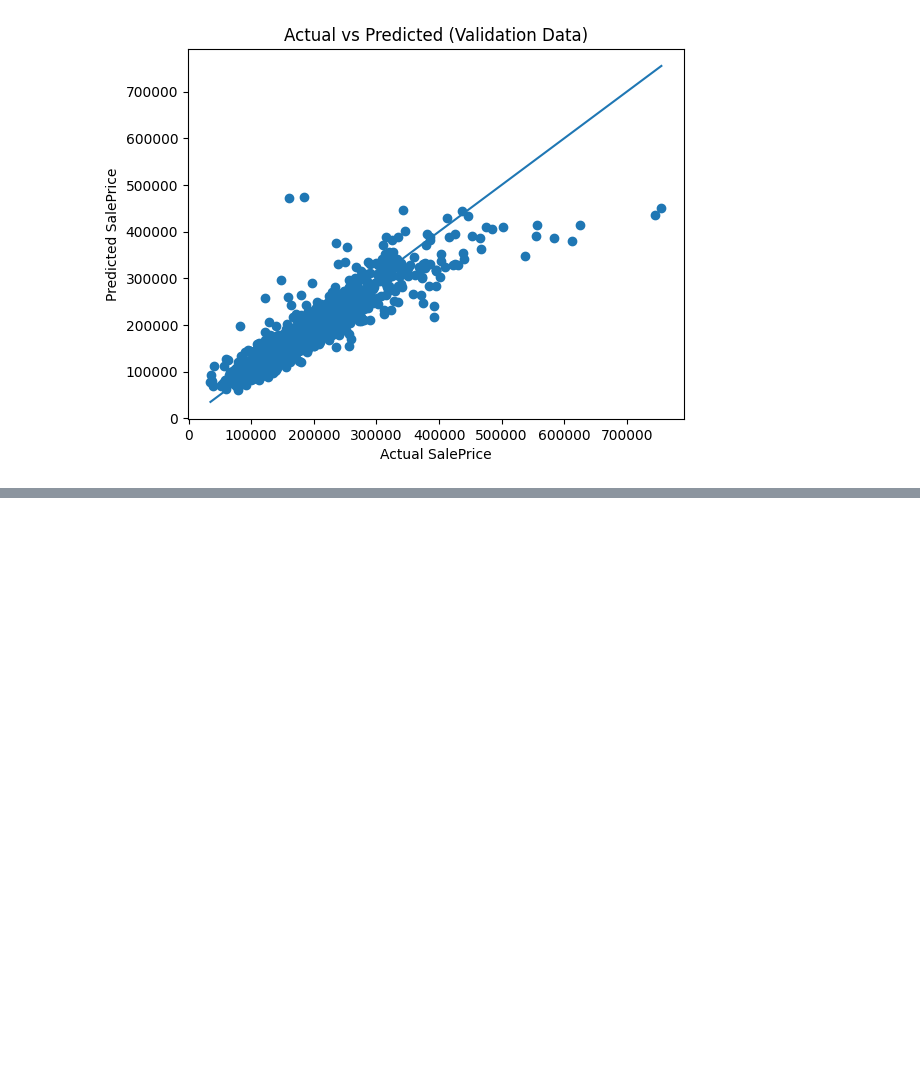
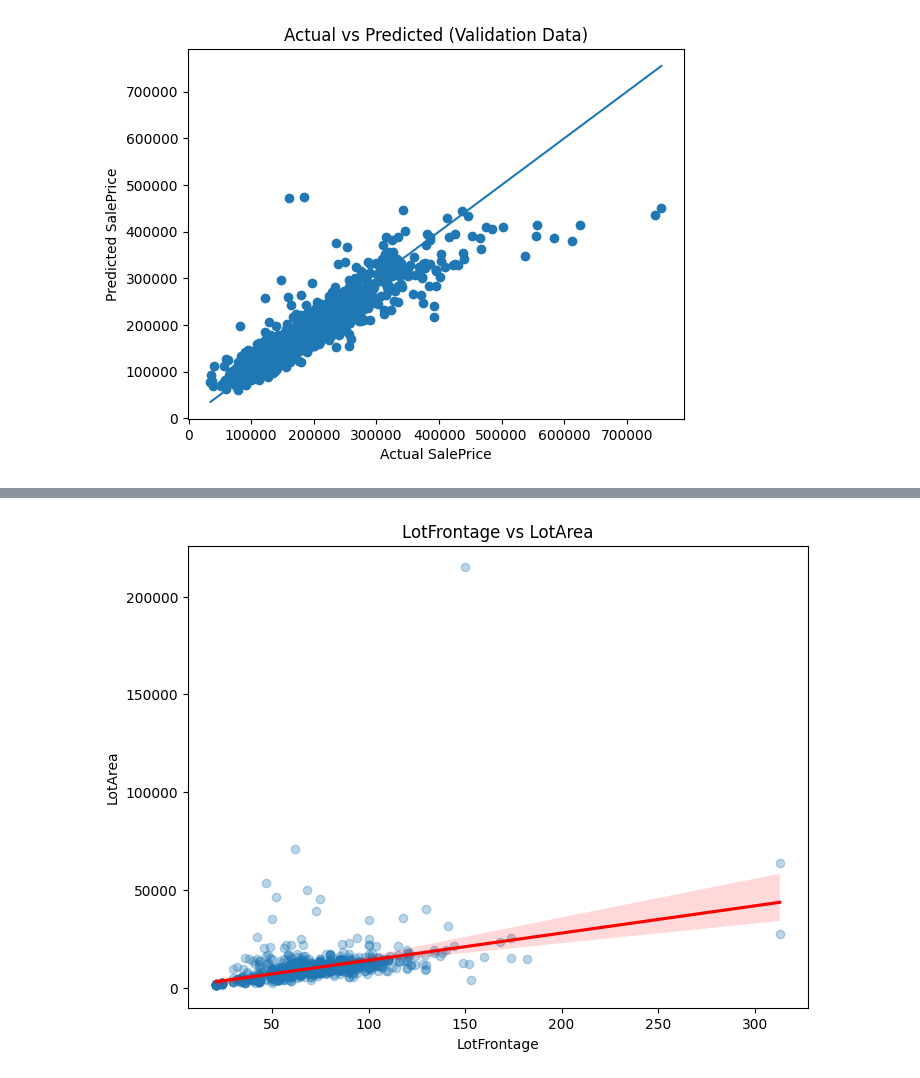
Before and after one commit to HarisLania/ml-playground, a Jupyter notebook: HousePricesPrediction/main.ipynb, the cells around one changed output, grey strips where cells are left out. Saved outputs shown, nothing was run; the diff lists cells and outputs as text; code cells hidden in the pictures; blank space fills up the shorter version.

```diff
--- a/HousePricesPrediction/main.ipynb
+++ b/HousePricesPrediction/main.ipynb
@@ -759,0 +920,17 @@ memory usage: 924.0 KB
+# %%
+plt.figure(figsize=(8, 6))
+sns.regplot(
+    data=train_data,
+    x="LotFrontage",
+    y="LotArea",
+    scatter_kws={"alpha": 0.3},
+    line_kws={"color": "red"}
+)
+
+
+plt.xlabel("LotFrontage")
+plt.ylabel("LotArea")
+plt.title("LotFrontage vs LotArea")
+plt.show()
+# %% [output]
+[figure, added]
```
Also changed, not shown: parts of 27 cells of this notebook.
